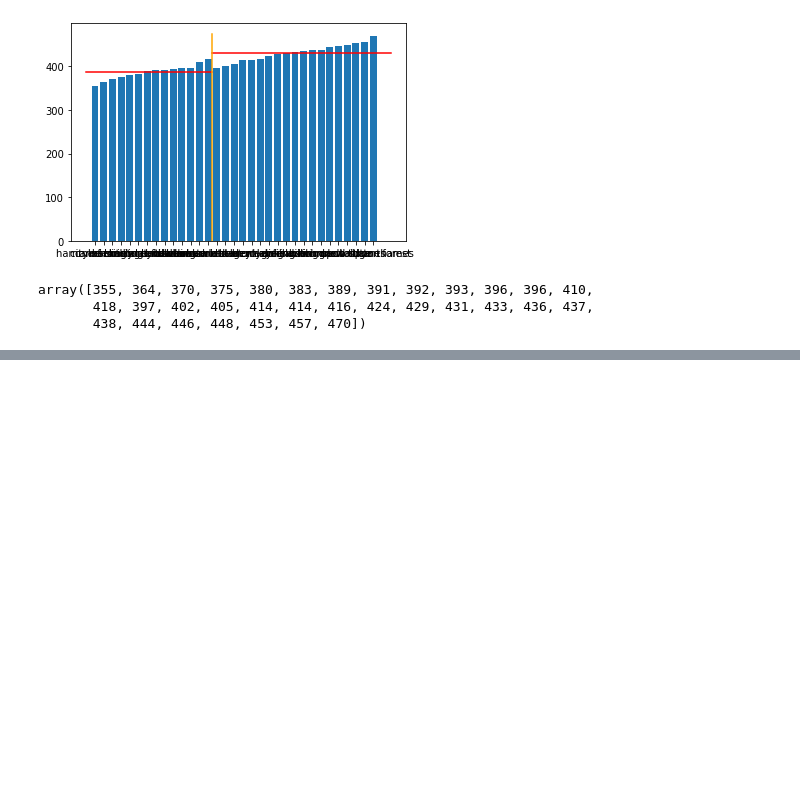
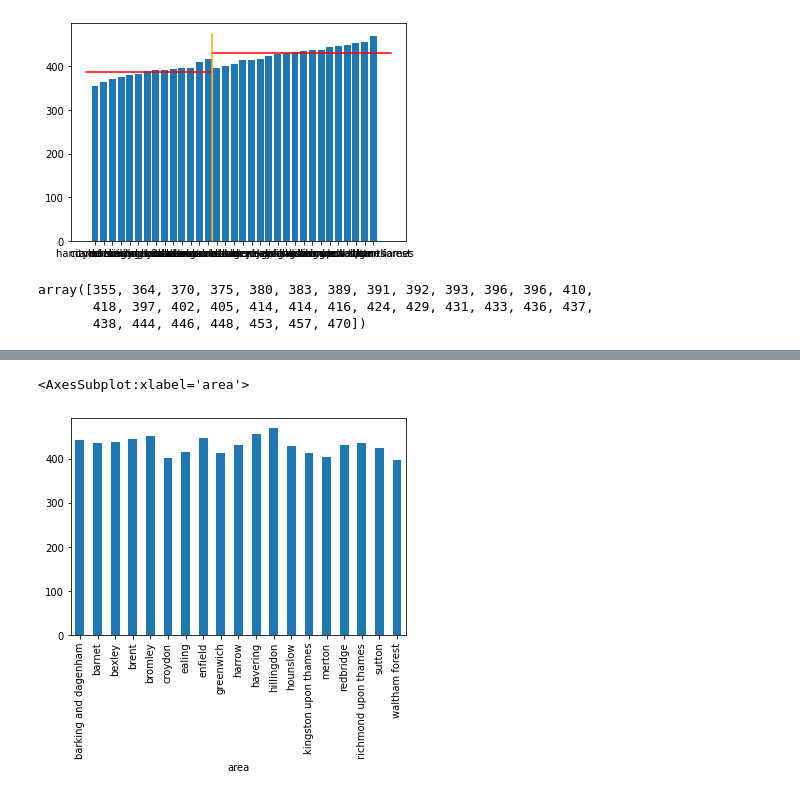
Before and after one commit to bendthompson/london-fires, a Jupyter notebook: notebooks/exploratory_notebook.ipynb, the cells around one changed output, grey strips where cells are left out. Cells and saved outputs as stored; diff of their text form; code cells hidden in the pictures; blank space fills up the shorter version.

```diff
--- a/notebooks/exploratory_notebook.ipynb
+++ b/notebooks/exploratory_notebook.ipynb
@@ -317,0 +338,5 @@ array([355, 364, 370, 375, 380, 383, 389, 391, 392, 393, 396, 396, 410,
+# %%
+outerdf['2021.0'].plot(kind='bar')
+# %% [output]
+<AxesSubplot:xlabel='area'>
+[figure, added]
```
Also changed, not shown: parts of 5 cells of this notebook.
